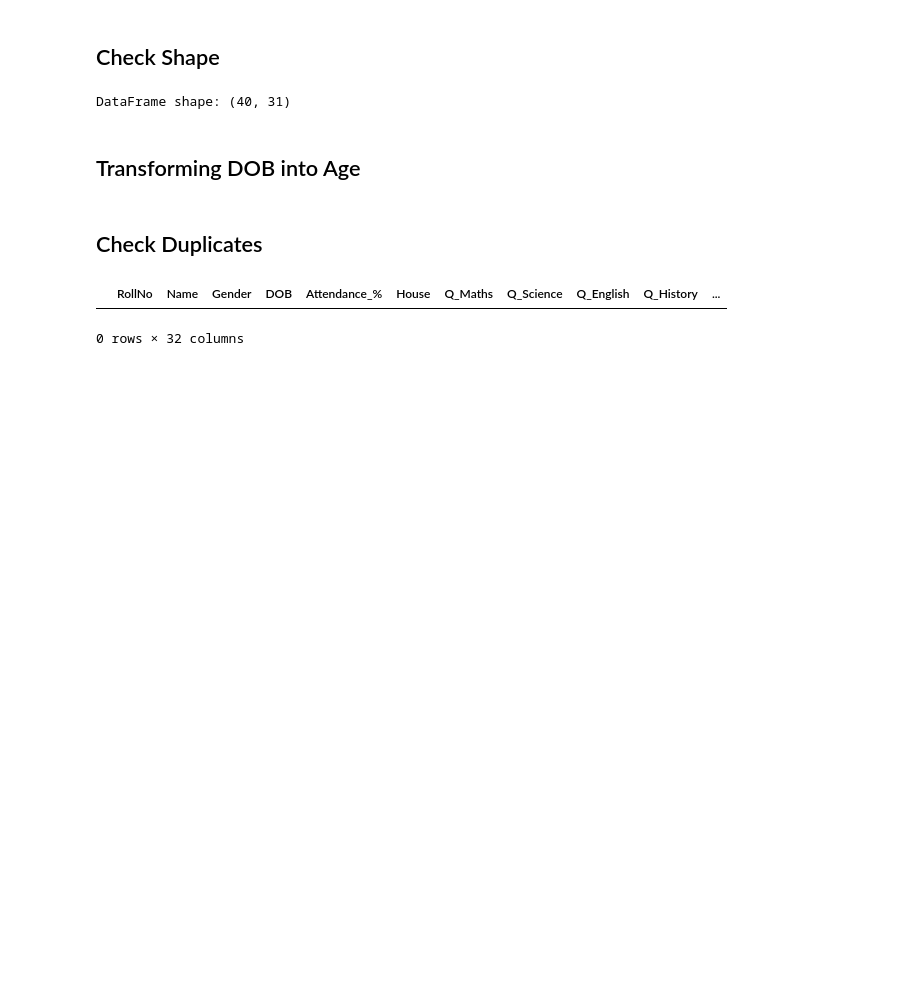
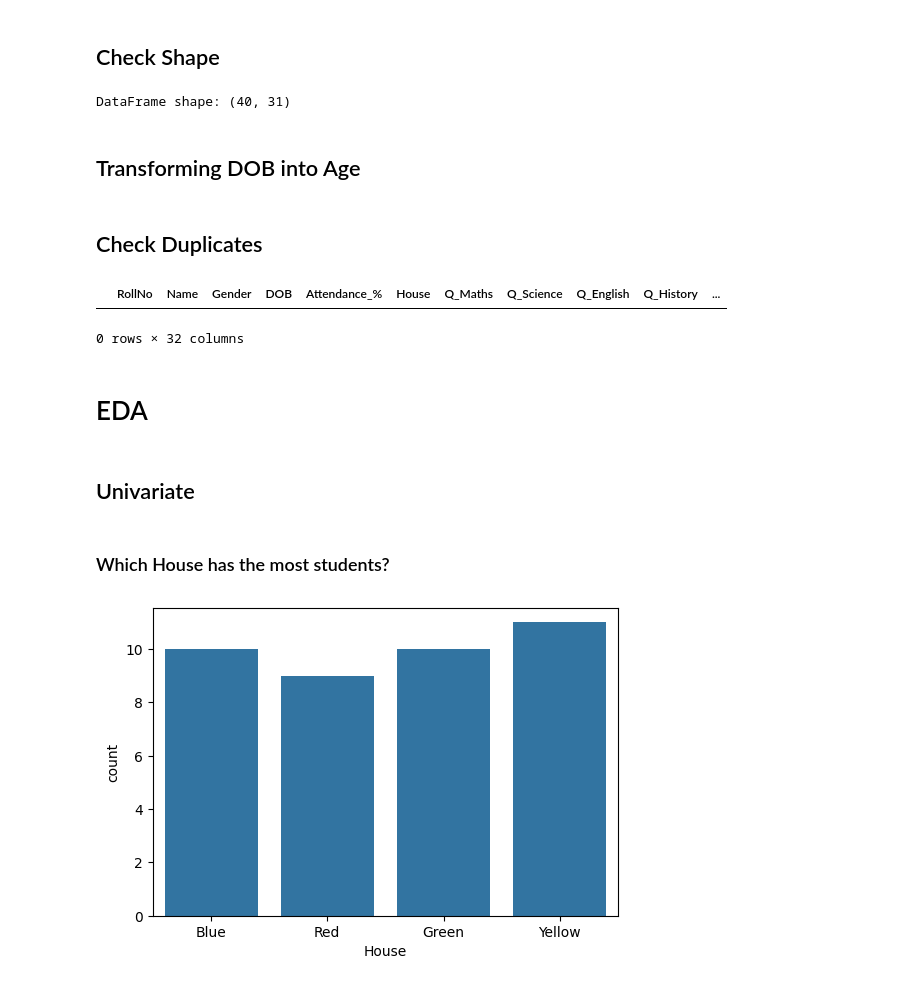
Before and after one commit to lukhi-laksh/Kaggle-Notebooks, a Jupyter notebook: Student Class/students_class10.ipynb, the cells around one changed output. Saved outputs shown, nothing was run; the diff lists cells and outputs as text; code cells hidden in the pictures; blank space fills up the shorter version.

```diff
--- a/Student Class/students_class10.ipynb
+++ b/Student Class/students_class10.ipynb
@@ -70,3 +70,15 @@ df[df.duplicated()]
 # %% [output]
 |  | RollNo | Name | Gender | DOB | Attendance_% | House | Q_Maths | Q_Science | Q_English | Q_History | ... |
 0 rows × 32 columns
+# %% [markdown]
+# EDA
+# %% [markdown]
+## Univariate
+# %% [markdown]
+### Which House has the most students?
+# %%
+plt.figure(figsize=(6,4))
+sns.countplot(x='House', data=df)
+plt.show()
+# %% [output]
+[figure, added]
```
Also changed, not shown: parts of 28 cells of this notebook.
